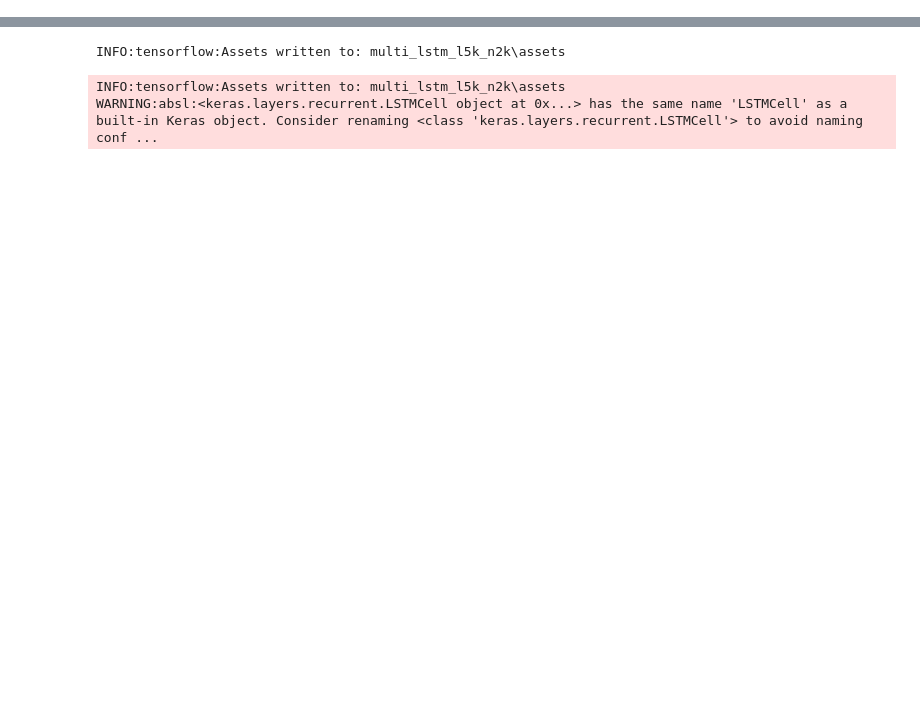
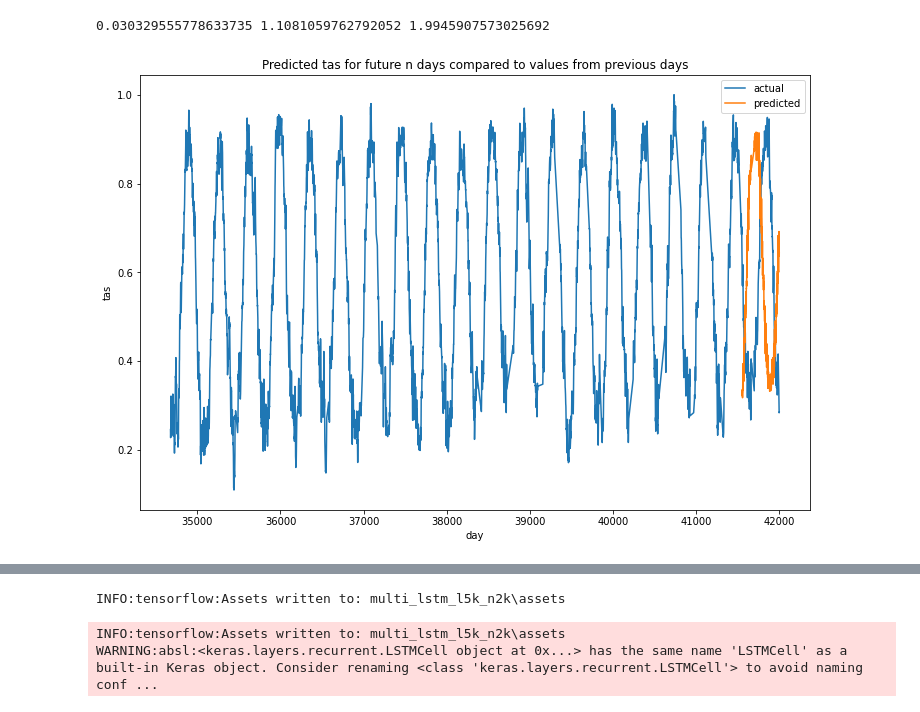
Before and after one commit to singofwalls/EECS_738_Project, a Jupyter notebook: lstm_model_multiple_input_features.ipynb, the cells around one changed output, grey strips where cells are left out. Cells and saved outputs as stored; diff of their text form; code cells hidden in the pictures; blank space fills up the shorter version.

```diff
--- a/lstm_model_multiple_input_features.ipynb
+++ b/lstm_model_multiple_input_features.ipynb
@@ -228,2 +228,27 @@ plt.show()
+# %%
+# Predict Overlap
+yhat = model.predict(Xval)[-1]
+
+MSE = sum((yhat - Yval[-1])**2)/len(yhat)
+from utilities import unnormalize
+n = unnormalize(MSE**.5)-unnormalize.min_temp
+print(MSE, n, n * 9/5)
+# %% [output]
+0.030329555778633735 1.1081059762792052 1.9945907573025692
+# %%
+BACK_EXTEND = 6000
+fc = df.copy()
+# fc["tas"] = ts[-n_ahead:, -1]  # for if ts was replaced for testing
+fc.reset_index(inplace=True)
+plt.figure(figsize=(12, 8))
+plt.plot(fc['day'][-BACK_EXTEND:], fc['tas'][-BACK_EXTEND:], label='actual')
+plt.plot(fc['day'][-len(yhat):], yhat, label='predicted')
+plt.xlabel("day")
+plt.ylabel("tas")
+plt.title("Predicted tas for future n days compared to values from previous days")
+plt.legend()
+plt.show()
+# %% [output]
+[figure, added]
 # %%
 # Predict future
```
Also changed, not shown: parts of 9 cells of this notebook, 1 other file.
